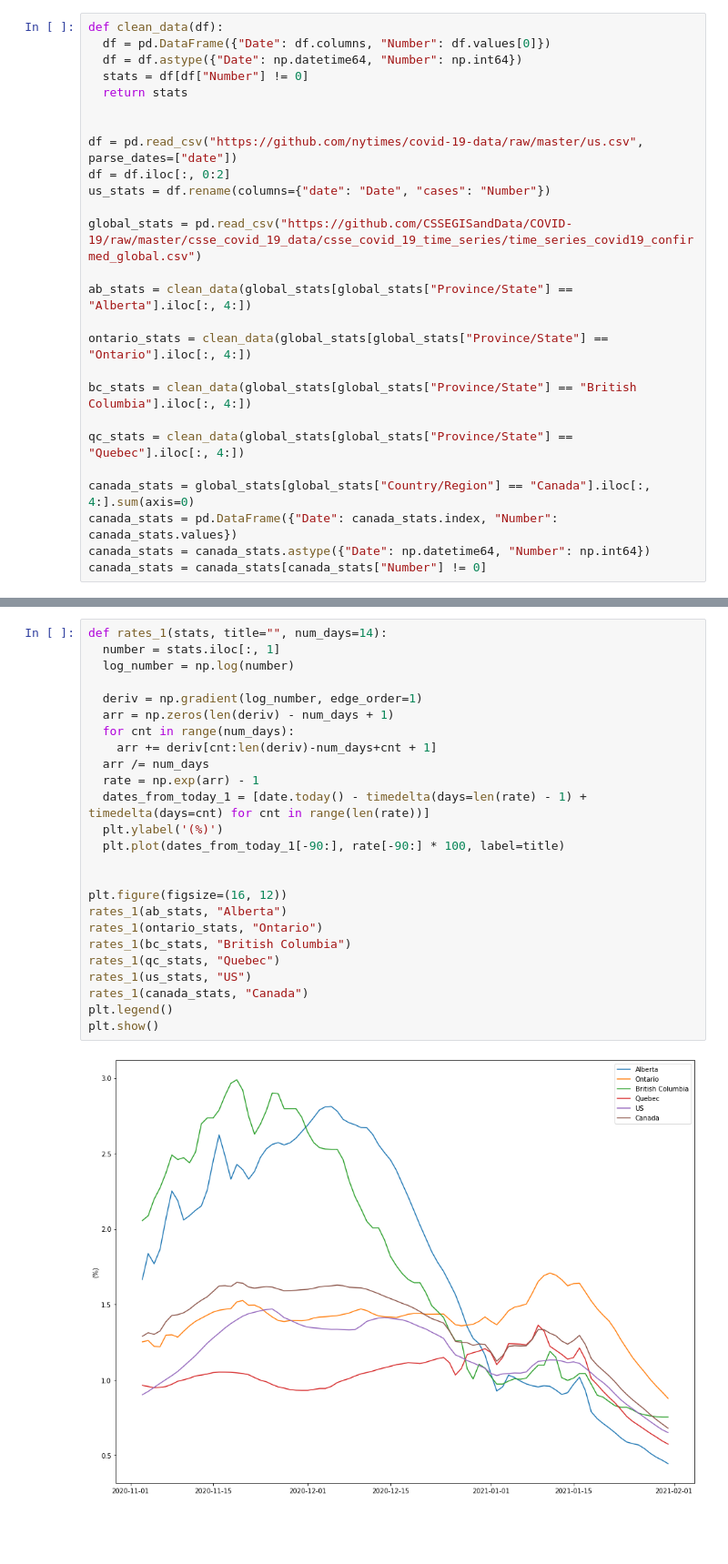
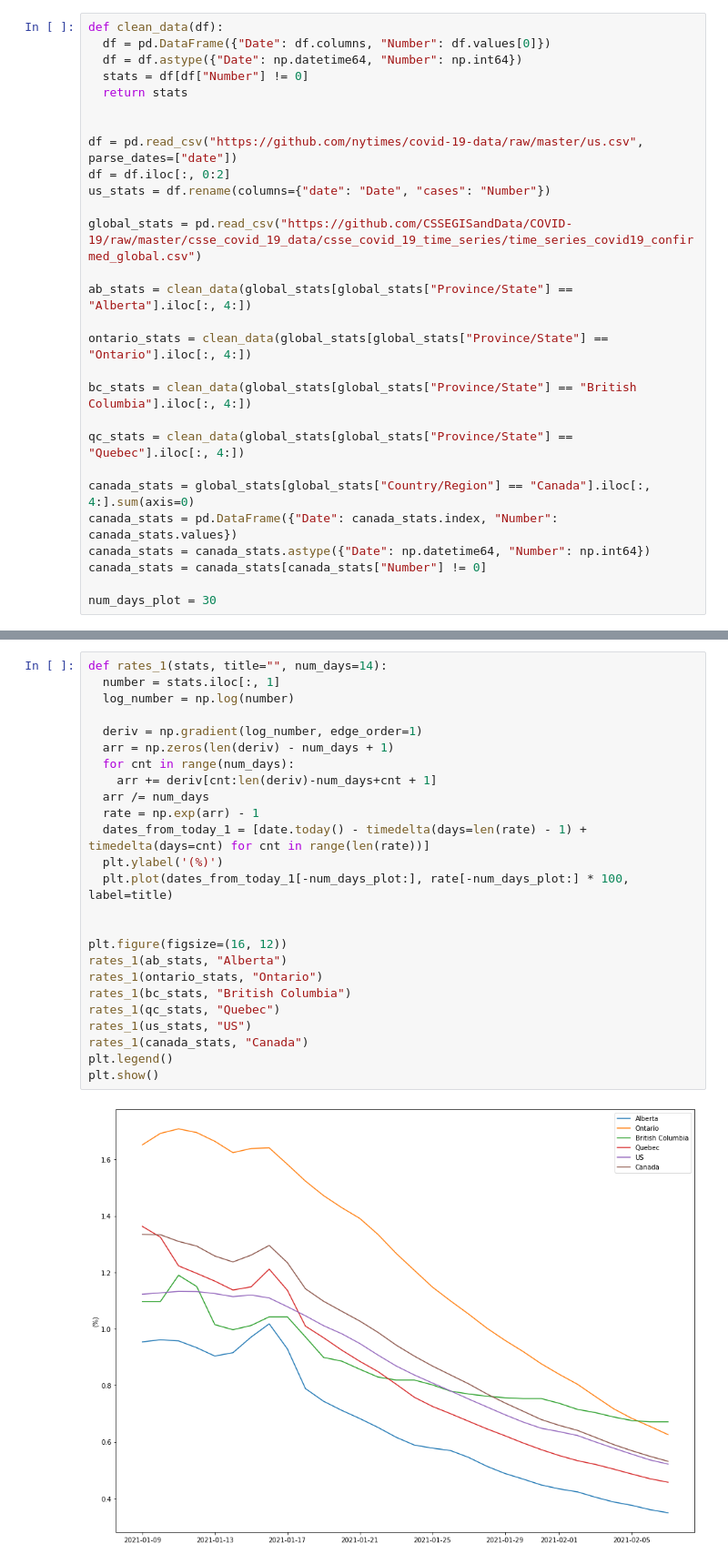
Before and after one commit to ssinad/covid-visualization, a Jupyter notebook: Covid_visualization.ipynb, the cells around one changed output, grey strips where cells are left out. Shown: that part at 91% size. Drawn from its saved outputs; the diff is of its cells as text; blank space fills up the shorter version.

```diff
--- a/Covid_visualization.ipynb
+++ b/Covid_visualization.ipynb
@@ -39,6 +37,8 @@ canada_stats = global_stats[global_stats["Country/Region"] == "Canada"].iloc[:,
 canada_stats = pd.DataFrame({"Date": canada_stats.index, "Number": canada_stats.values})
 canada_stats = canada_stats.astype({"Date": np.datetime64, "Number": np.int64})
 canada_stats = canada_stats[canada_stats["Number"] != 0]
+
+num_days_plot = 30
 # %%
 def relative_cases(stats, population, title=""):
   dates = [d.to_pydatetime() for d in stats.iloc[:, 0]]
@@ -74,30 +93,30 @@ def relative_new_cases(stats, population, title=""):
 # %%
 def rates_1(stats, title="", num_days=14):
   number = stats.iloc[:, 1]
   log_number = np.log(number)
 
   deriv = np.gradient(log_number, edge_order=1)
   arr = np.zeros(len(deriv) - num_days + 1)
   for cnt in range(num_days):
     arr += deriv[cnt:len(deriv)-num_days+cnt + 1]
   arr /= num_days
   rate = np.exp(arr) - 1
   dates_from_today_1 = [date.today() - timedelta(days=len(rate) - 1) + timedelta(days=cnt) for cnt in range(len(rate))]
   plt.ylabel('(%)')
-  plt.plot(dates_from_today_1[-90:], rate[-90:] * 100, label=title)
+  plt.plot(dates_from_today_1[-num_days_plot:], rate[-num_days_plot:] * 100, label=title)
 
 
 plt.figure(figsize=(16, 12))
 rates_1(ab_stats, "Alberta")
 rates_1(ontario_stats, "Ontario")
 rates_1(bc_stats, "British Columbia")
 rates_1(qc_stats, "Quebec")
 rates_1(us_stats, "US")
 rates_1(canada_stats, "Canada")
 plt.legend()
 plt.show()
 # %% [output]
-[figure, old version]
+[figure, new version]
 # %%
 def rates_2(stats, title="", num_days=14):
   number = stats.iloc[:, 1]
```
Also changed, not shown: parts of 4 cells of this notebook.
